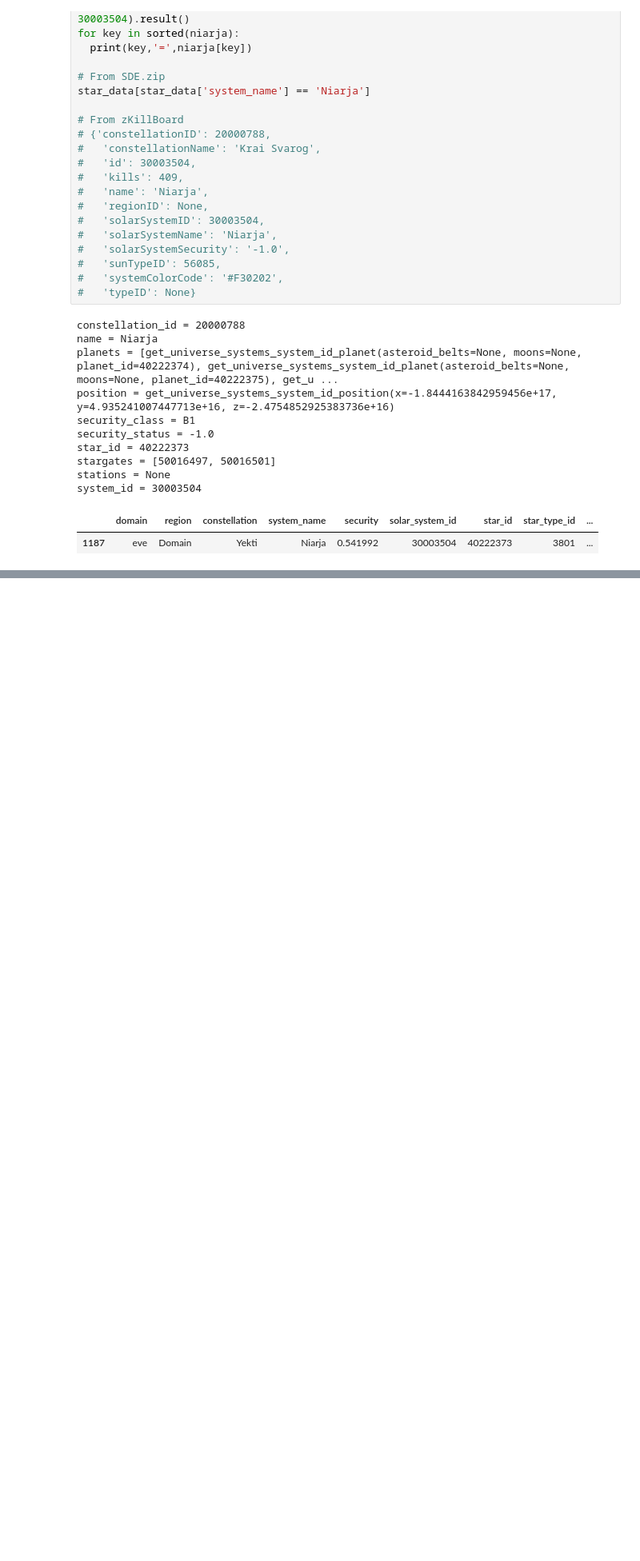
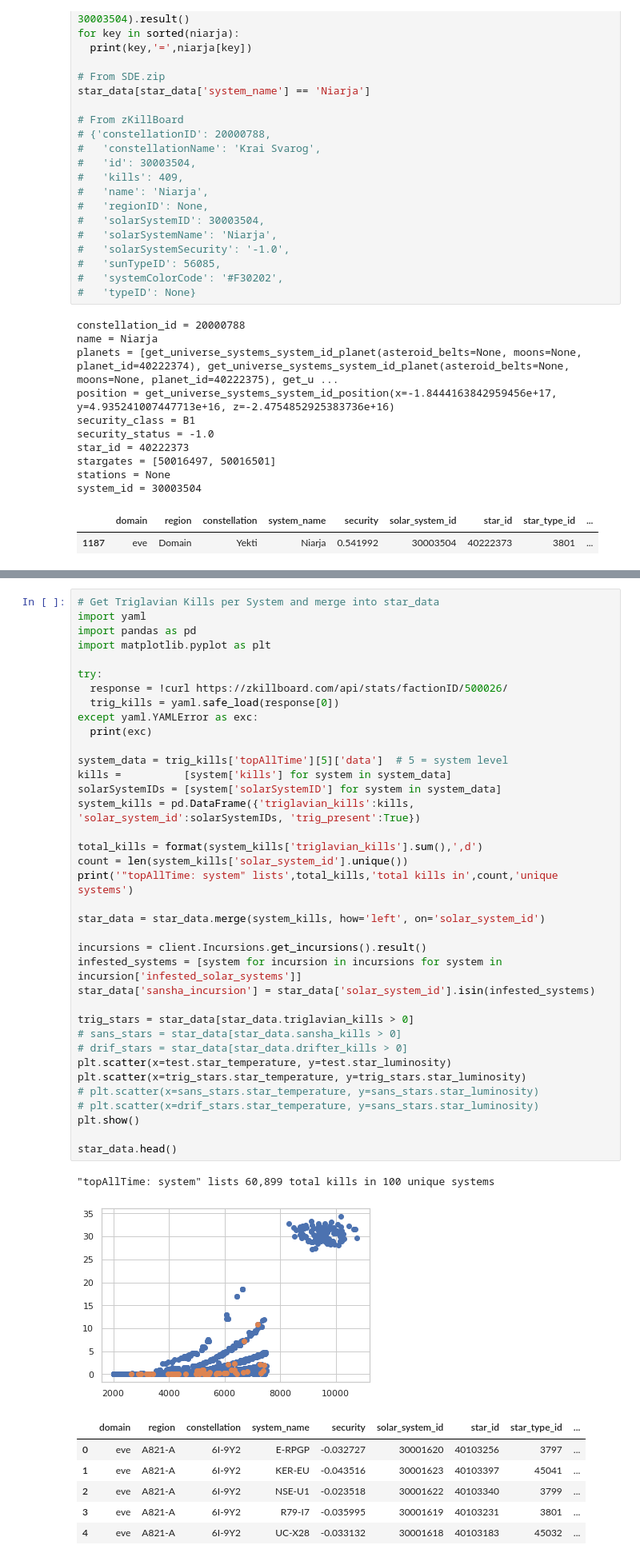
Before and after one commit to jrslagle/EVE-Triglavian-Invasions, a Jupyter notebook: EVE Stars & Incursions.ipynb, the cells around one changed output, grey strips where cells are left out. Shown at 80% size. Cells and saved outputs as stored; diff of their text form; blank space fills up the shorter version.

```diff
--- a/EVE Stars & Incursions.ipynb
+++ b/EVE Stars & Incursions.ipynb
@@ -1903,0 +1467,46 @@ system_id = 30003504
+# %%
+# Get Triglavian Kills per System and merge into star_data
+import yaml
+import pandas as pd
+import matplotlib.pyplot as plt
+
+try:
+  response = !curl https://zkillboard.com/api/stats/factionID/500026/
+  trig_kills = yaml.safe_load(response[0])
+except yaml.YAMLError as exc:
+  print(exc)
+
+system_data = trig_kills['topAllTime'][5]['data']  # 5 = system level
+kills =          [system['kills'] for system in system_data]
+solarSystemIDs = [system['solarSystemID'] for system in system_data]
+system_kills = pd.DataFrame({'triglavian_kills':kills, 'solar_system_id':solarSystemIDs, 'trig_present':True})
+
+total_kills = format(system_kills['triglavian_kills'].sum(),',d')
+count = len(system_kills['solar_system_id'].unique())
+print('"topAllTime: system" lists',total_kills,'total kills in',count,'unique systems')
+
+star_data = star_data.merge(system_kills, how='left', on='solar_system_id')
+
+incursions = client.Incursions.get_incursions().result()
+infested_systems = [system for incursion in incursions for system in incursion['infested_solar_systems']]
+star_data['sansha_incursion'] = star_data['solar_system_id'].isin(infested_systems)
+
+trig_stars = star_data[star_data.triglavian_kills > 0]
+# sans_stars = star_data[star_data.sansha_kills > 0]
+# drif_stars = star_data[star_data.drifter_kills > 0]
+plt.scatter(x=test.star_temperature, y=test.star_luminosity)
+plt.scatter(x=trig_stars.star_temperature, y=trig_stars.star_luminosity)
+# plt.scatter(x=sans_stars.star_temperature, y=sans_stars.star_luminosity)
+# plt.scatter(x=drif_stars.star_temperature, y=sans_stars.star_luminosity)
+plt.show()
+
+star_data.head()
+# %% [output]
+"topAllTime: system" lists 60,899 total kills in 100 unique systems
+[figure, added]
+|  | domain | region | constellation | system_name | security | solar_system_id | star_id | star_type_id | ... |
+| 0 | eve | A821-A | 6I-9Y2 | E-RPGP | -0.032727 | 30001620 | 40103256 | 3797 | ... |
+| 1 | eve | A821-A | 6I-9Y2 | KER-EU | -0.043516 | 30001623 | 40103397 | 45041 | ... |
+| 2 | eve | A821-A | 6I-9Y2 | NSE-U1 | -0.023518 | 30001622 | 40103340 | 3799 | ... |
+| 3 | eve | A821-A | 6I-9Y2 | R79-I7 | -0.035995 | 30001619 | 40103231 | 3801 | ... |
+| 4 | eve | A821-A | 6I-9Y2 | UC-X28 | -0.033132 | 30001618 | 40103183 | 45032 | ... |
```
Also changed, not shown: parts of 68 cells of this notebook, 1 other file.
